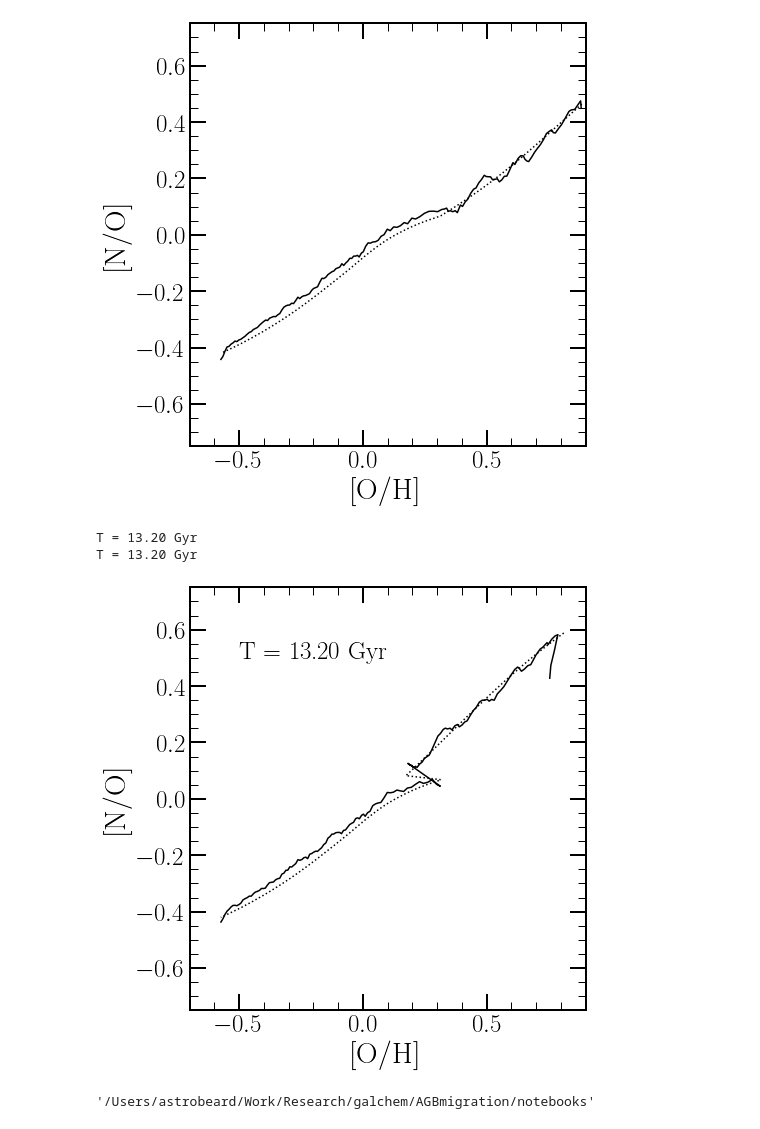
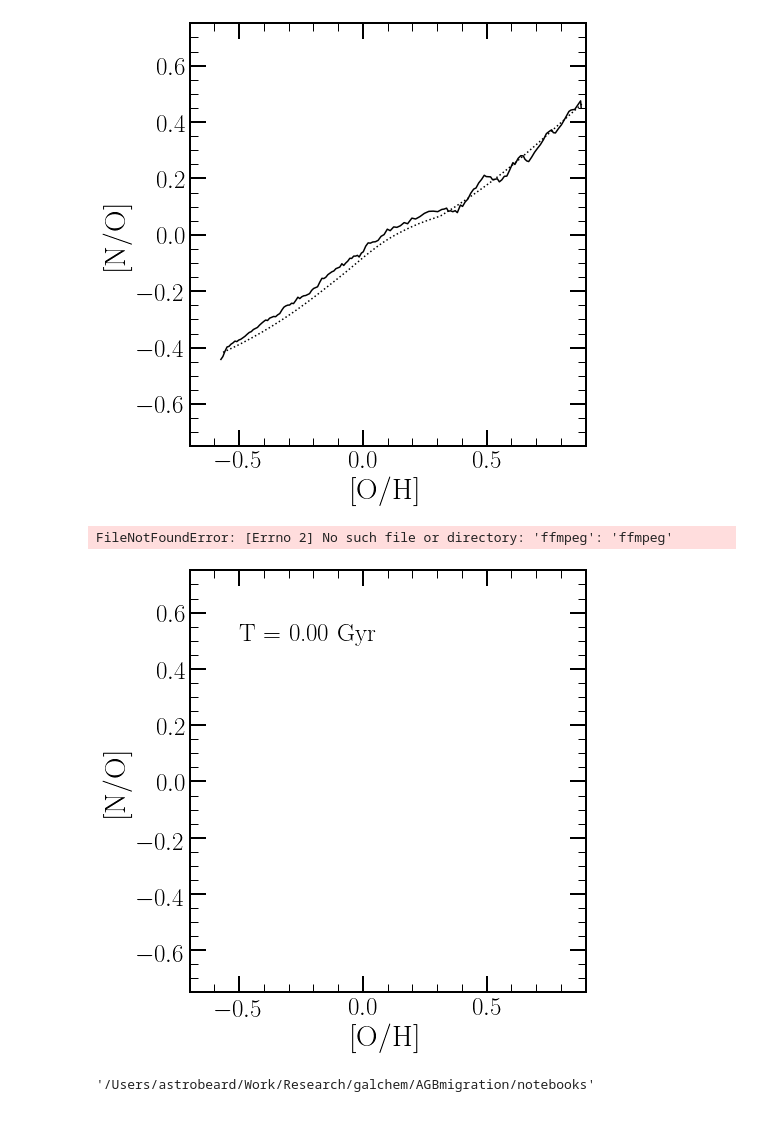
Before and after one commit to giganano/AGBmigration, a Jupyter notebook: notebooks/multizone.ipynb, the cells around one changed output. Saved outputs shown, nothing was run; the diff lists cells and outputs as text; code cells hidden in the pictures.

```diff
--- a/notebooks/multizone.ipynb
+++ b/notebooks/multizone.ipynb
@@ -213,40 +213,39 @@ ln2 = ax.plot([], [], linestyle = ':', **plot_kwargs)[0]
 plt.tight_layout()
 plt.subplots_adjust(wspace = 0)
 timestamp = ax.text(-0.5, 0.5, "T = 0.00 Gyr", fontsize = 25)
-diffusion = vice.output("../outputs/diffusion/outerburst")
-postprocess = vice.output("../outputs/post-process/outerburst")
+diffusion = vice.output("../outputs/diffusion/modulated")
+postprocess = vice.output("../outputs/post-process/insideout")
 zones = ["zone%d" % (_) for _ in range(155)]
 diffusion_oh = [diffusion.zones[_].history["[o/h]"] for _ in zones]
 diffusion_no = [diffusion.zones[_].history["[n/o]"] for _ in zones]
 postprocess_oh = [postprocess.zones[_].history["[o/h]"] for _ in zones]
 postprocess_no = [postprocess.zones[_].history["[n/o]"] for _ in zones]
 
 def init():
     return [ln1, ln2]
 
 def update(frame):
     time = "T = %.2f Gyr" % (diffusion.zones["zone0"].history["time"][frame])
     sys.stdout.write("\r%s" % (time))
     sys.stdout.flush()
     timestamp.set_text(time)
     diffusion_xvals = [diffusion_oh[_][frame] for _ in range(len(zones))]
     diffusion_yvals = [diffusion_no[_][frame] for _ in range(len(zones))]
     postprocess_xvals = [postprocess_oh[_][frame] for _ in range(len(zones))]
     postprocess_yvals = [postprocess_no[_][frame] for _ in range(len(zones))]
     ln1.set_data(diffusion_xvals, diffusion_yvals)
     ln2.set_data(postprocess_xvals, postprocess_yvals)
     return [ln1, ln2]
 
 ani = FuncAnimation(fig, update, frames = len(diffusion.zones["zone0"].history["time"]),
     init_func = init, blit = True, interval = 10, repeat_delay = 1000)
 writer = FFMpegWriter(fps = 100)
 for ext in ["mp4", "gif"]:
-    ani.save("no_oh_tracks_outerburst.%s" % (ext), writer = writer)
+    ani.save("no_oh_tracks_modulated.%s" % (ext), writer = writer)
     sys.stdout.write("\n")
 # %% [output]
-T = 13.20 Gyr
-T = 13.20 Gyr
+FileNotFoundError: [Errno 2] No such file or directory: 'ffmpeg': 'ffmpeg'
-[figure, old version]
+[figure, new version]
 # %%
 import os
 os.getcwd()
```
Also changed, not shown: parts of 1 cell of this notebook, 46 other files.
